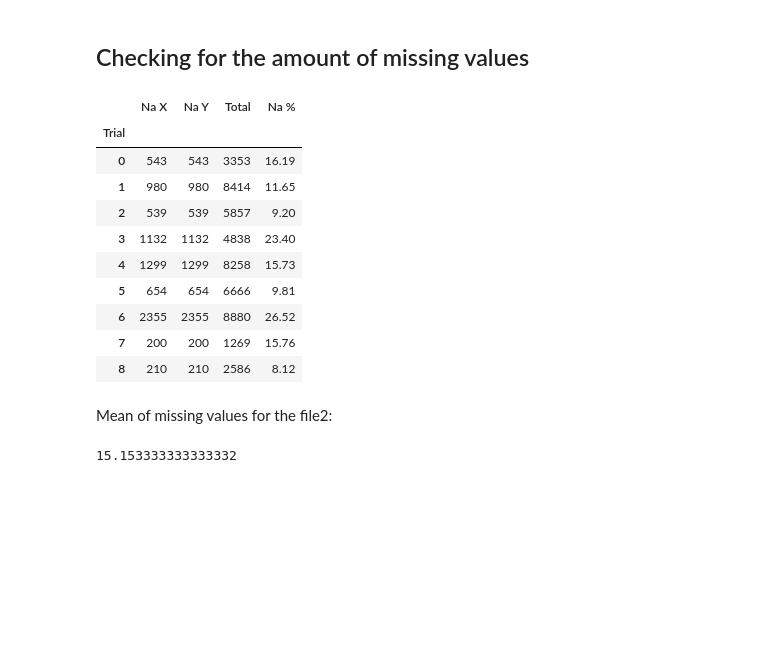
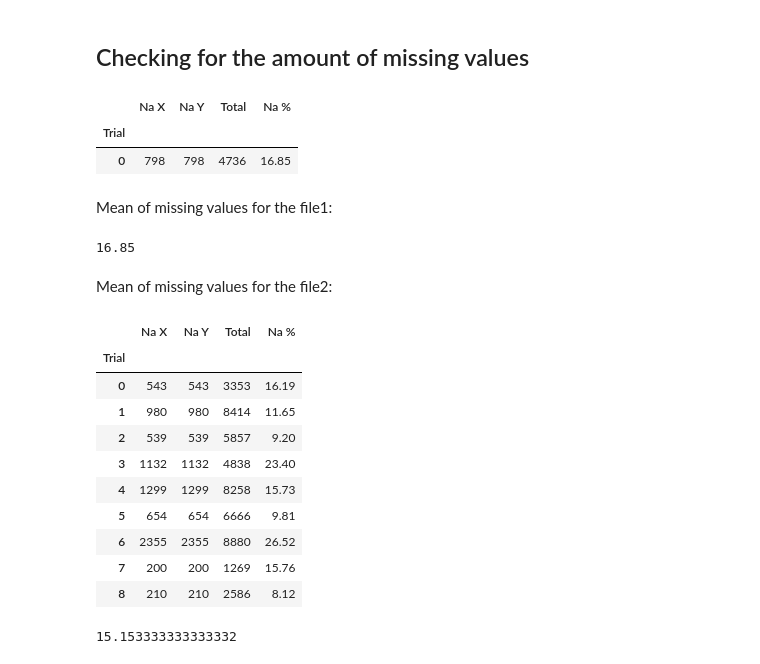
Before and after one commit to toelt-llc/KiPy, a Jupyter notebook: code/processing_flicker.ipynb, the cells around one changed output. Cells and saved outputs as stored; diff of their text form; code cells hidden in the pictures; blank space fills up the shorter version.

```diff
--- a/code/processing_flicker.ipynb
+++ b/code/processing_flicker.ipynb
@@ -19,7 +22,7 @@ for root, dir, files in os.walk(DIR, topdown=False):
 # Median filter window sizes to test
 FILTERS = [90]#, 150, 500]
 
-for f in FILES:
+for f in FILES[9:10]:
     filename = " " + f[16:]
     dfs = extract_dataframes(f, set=2)
     print("Processing file : ", f), print("Trials: ", len(dfs))
@@ -54,32 +57,45 @@ dataframes2 = extract_dataframes(file2, set=2)
 # %%
 def check_na(df):
     trials, nax, nay, lengths, percents = [], [], [], [], []
     for i in range(len(df)):
         trials.append(i)
         na_X, na_Y =  df[i]['Gaze_X'].isna().sum(), df[i]['Gaze_Y'].isna().sum()
         nax.append(na_X), nay.append(na_Y)
         lengths.append(len(df[i]))
         percents.append(round(na_X / len(df[i]) * 100, 2))
     d = {'Trial': trials, 'Na X': nax, 'Na Y': nay, 'Total': lengths ,'Na %': percents}
     df_na = pd.DataFrame(d)
     return df_na.set_index('Trial')
 
-df_recap = check_na(dataframes2)
+df_recap = check_na(dataframe1)
 df_recap
 # %% [output]
 |  | Na X | Na Y | Total | Na % |
 | Trial |  |  |  |  |
-| 0 | 543 | 543 | 3353 | 16.19 |
-| 1 | 980 | 980 | 8414 | 11.65 |
-| 2 | 539 | 539 | 5857 | 9.20 |
-| 3 | 1132 | 1132 | 4838 | 23.40 |
-| 4 | 1299 | 1299 | 8258 | 15.73 |
-| 5 | 654 | 654 | 6666 | 9.81 |
-| 6 | 2355 | 2355 | 8880 | 26.52 |
-| 7 | 200 | 200 | 1269 | 15.76 |
-| 8 | 210 | 210 | 2586 | 8.12 |
+| 0 | 798 | 798 | 4736 | 16.85 |
+# %% [markdown]
+Mean of missing values for the file1:
+# %%
+df_recap['Na %'].mean()
+# %% [output]
+16.85
 # %% [markdown]
 Mean of missing values for the file2:
+# %%
+df_recap = check_na(dataframes2)
+df_recap
+# %% [output]
+|  | Na X | Na Y | Total | Na % |
+| Trial |  |  |  |  |
+| 0 | 543 | 543 | 3353 | 16.19 |
+| 1 | 980 | 980 | 8414 | 11.65 |
+| 2 | 539 | 539 | 5857 | 9.20 |
+| 3 | 1132 | 1132 | 4838 | 23.40 |
+| 4 | 1299 | 1299 | 8258 | 15.73 |
+| 5 | 654 | 654 | 6666 | 9.81 |
+| 6 | 2355 | 2355 | 8880 | 26.52 |
+| 7 | 200 | 200 | 1269 | 15.76 |
+| 8 | 210 | 210 | 2586 | 8.12 |
 # %%
 df_recap['Na %'].mean()
 # %% [output]
```
Also changed, not shown: parts of 31 cells of this notebook.
